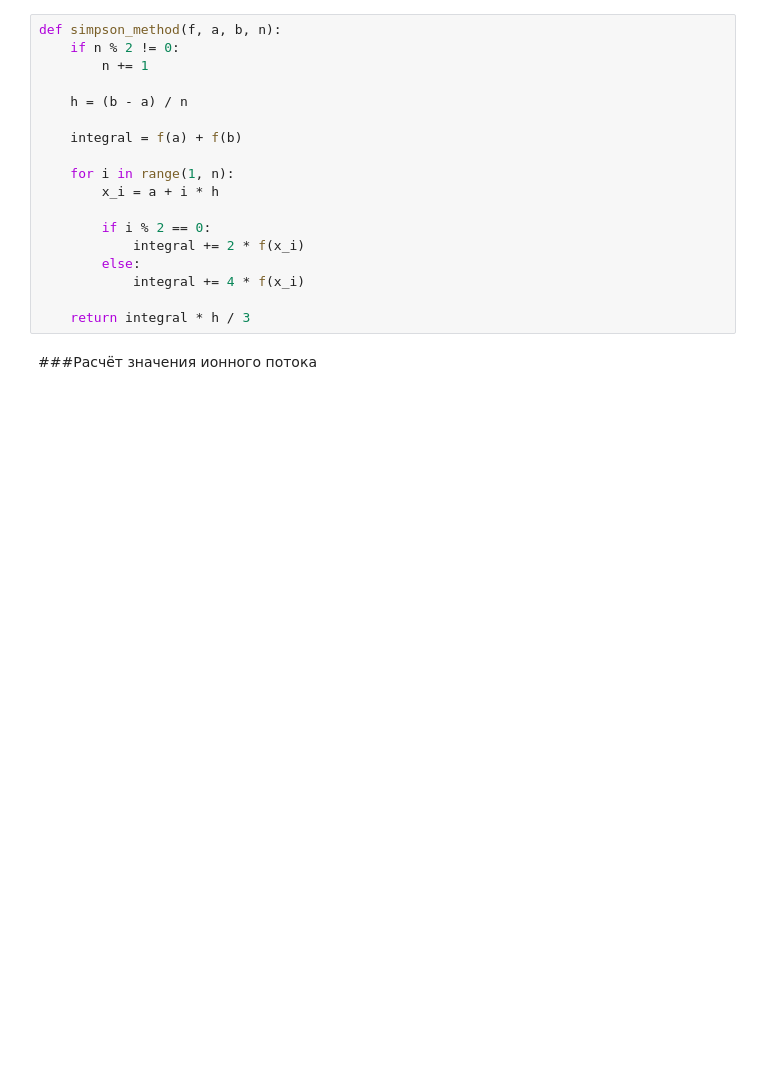
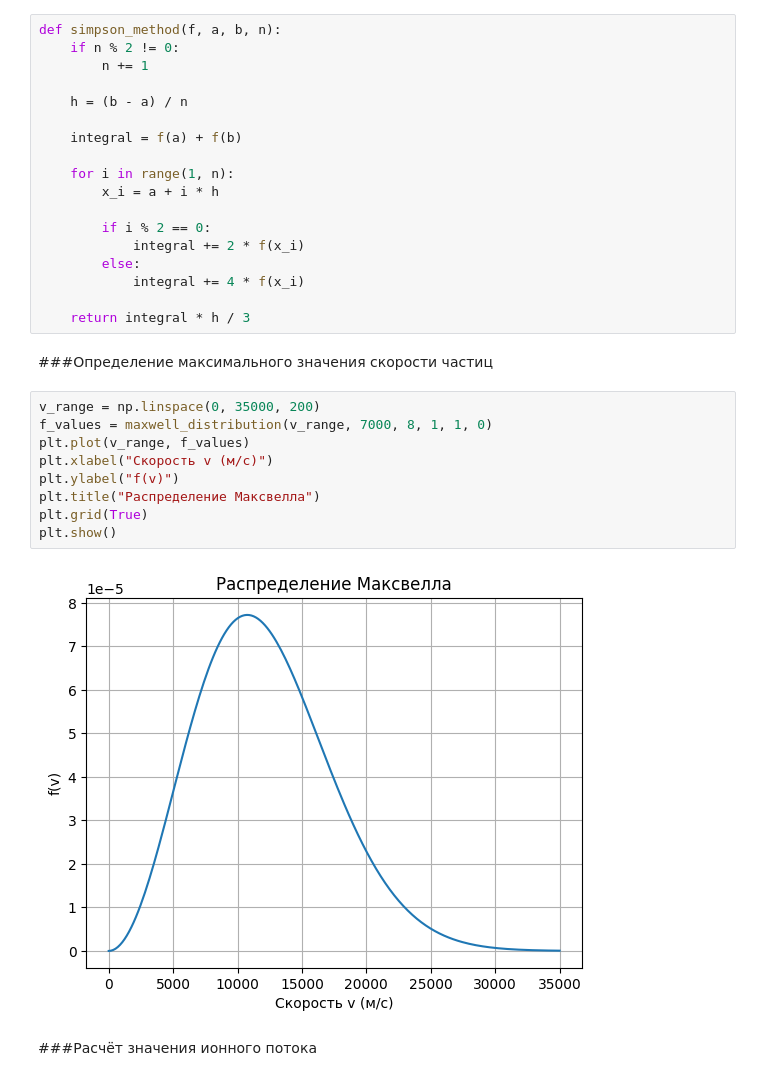
Before and after one commit to JamesBorned/learning-space-mod, a Jupyter notebook: the_particle_flow_into_the_detector+relative_plasma_velocity.ipynb, the cells around one changed output. Drawn from its saved outputs; the diff is of its cells as text; blank space fills up the shorter version.

```diff
--- a/the_particle_flow_into_the_detector+relative_plasma_velocity.ipynb
+++ b/the_particle_flow_into_the_detector+relative_plasma_velocity.ipynb
@@ -106,6 +106,19 @@ def simpson_method(f, a, b, n):
             integral += 4 * f(x_i)
 
     return integral * h / 3
+# %% [markdown]
+###Определение максимального значения скорости частиц
+# %%
+v_range = np.linspace(0, 35000, 200)
+f_values = maxwell_distribution(v_range, 7000, 8, 1, 1, 0)
+plt.plot(v_range, f_values)
+plt.xlabel("Скорость v (м/с)")
+plt.ylabel("f(v)")
+plt.title("Распределение Максвелла")
+plt.grid(True)
+plt.show()
+# %% [output]
+[figure, added]
 # %% [markdown]
 ###Расчёт значения ионного потока
 # %%
```
Also changed, not shown: parts of 10 cells of this notebook.
